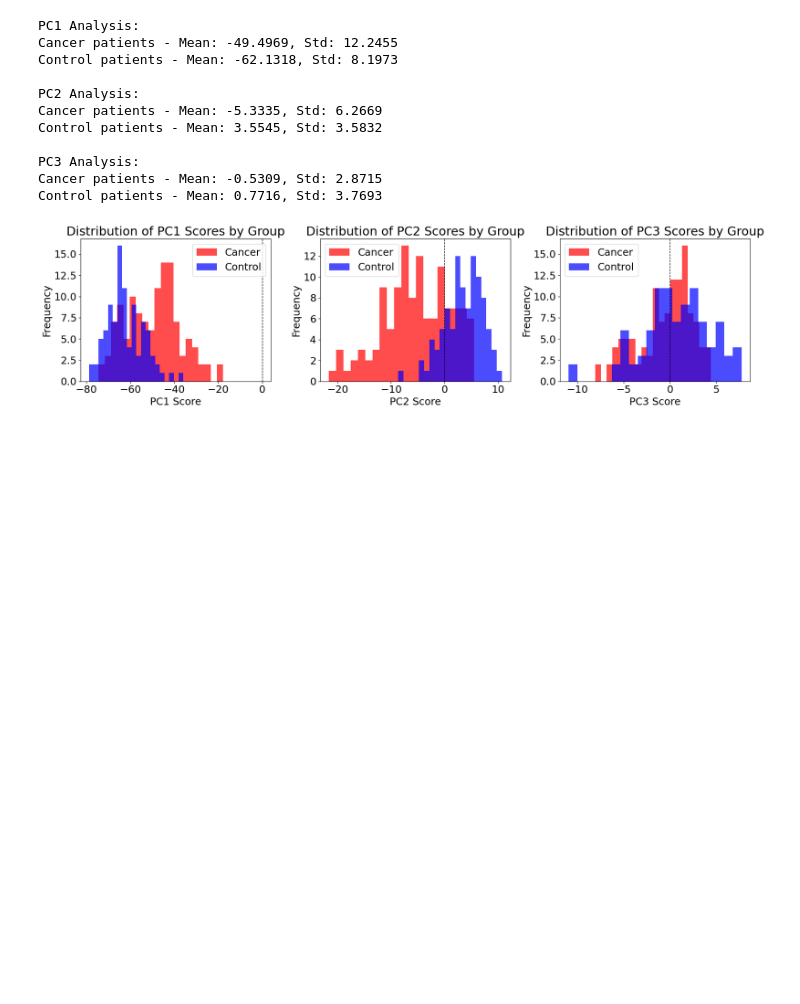
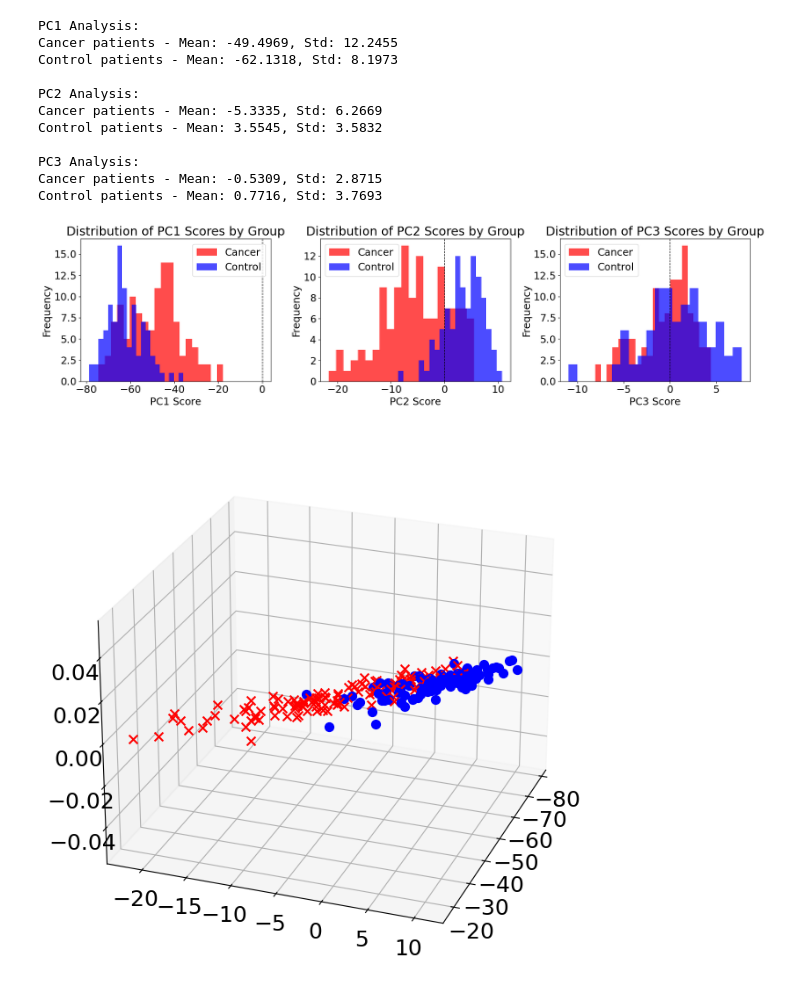
Before and after one commit to lasreeram/datascieng, a Jupyter notebook: pca_ovarian_cancer.ipynb, the cells around one changed output. Saved outputs shown, nothing was run; the diff lists cells and outputs as text; code cells hidden in the pictures; blank space fills up the shorter version.

```diff
--- a/pca_ovarian_cancer.ipynb
+++ b/pca_ovarian_cancer.ipynb
@@ -196,3 +204,22 @@ PC3 Analysis:
 Cancer patients - Mean: -0.5309, Std: 2.8715
 Control patients - Mean: 0.7716, Std: 3.7693
 [figure]
+# %%
+# The above shows that PC1 and PC2 are important in separating Cancer vs Control patients, while PC3 is not.
+
+fig2 = plt.figure()
+ax = fig2.add_subplot(111, projection='3d')
+
+for j in range(obs.shape[0]):
+    x = VT[0,:] @ obs[j,:].T
+    y = VT[1,:] @ obs[j,:].T
+
+    if grp[j] == 'Cancer':
+        ax.scatter(x,y,0,marker='x',color='r',s=50)
+    else:
+        ax.scatter(x,y,0,marker='o',color='b',s=50)
+
+ax.view_init(25,20)
+plt.show()
+# %% [output]
+[figure, added]
```
Also changed, not shown: parts of 6 cells of this notebook, 4 other files.
